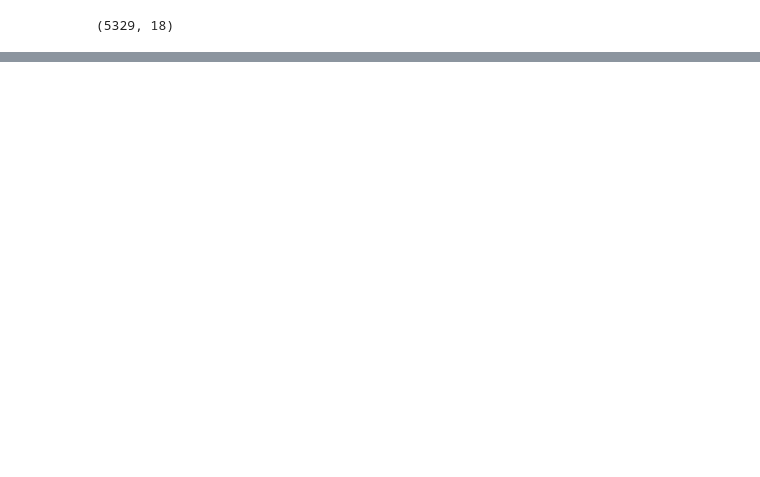
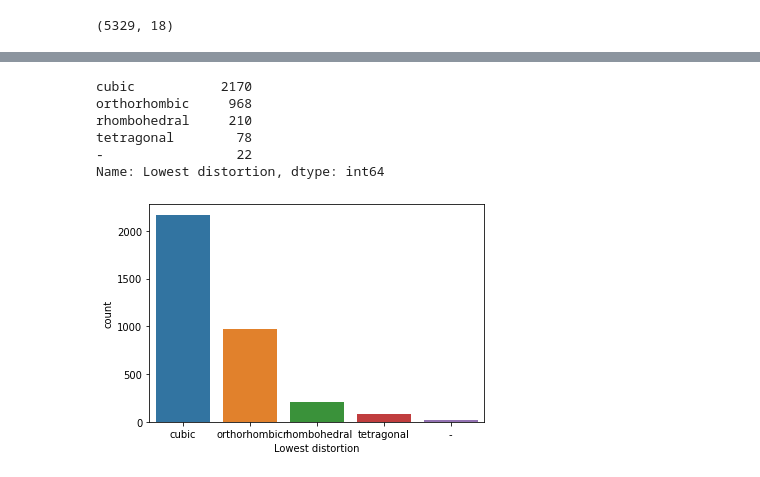
Before and after one commit to AGrantHewitt/Classification-Modeling, a Jupyter notebook: BioChemistry_Classifications.ipynb, the cells around one changed output, grey strips where cells are left out. Saved outputs shown, nothing was run; the diff lists cells and outputs as text; code cells hidden in the pictures; blank space fills up the shorter version.

Commit message:
Exploring Data

```diff
--- a/BioChemistry_Classifications.ipynb
+++ b/BioChemistry_Classifications.ipynb
@@ -88,0 +48,9 @@ d_f.shape #65188
+# %%
+df_0 = df.copy() #original uncleaned dataset
+#delete unnecessary columns
+#I feel that "Compound" should be dropped. The A and B column state the two different elements and oxygen is in all the compounds so that becomes redundant.
+#It is easier to determine the compund given the two elements and the structure.
+#I also feel that "In Literature" is an unnessecary column. How will knowing if this compound is in literature help predict the structure?
+#It most likely won't.
+#All other columns are measurements within the compound that aid in determining the structure shape
+df.drop(columns=["Compound","In literature"], inplace = True)
@@ -88,0 +82,37 @@ d_f.shape #65188
+# %%
+#identify and addressed missing values
+df.isna().sum()
+#technically there are no missing values (NaN) but there are cells with a place holder (-)
+#I am unsure if the dash will mess up the model.
+
+(df == "-").sum()
+
+#I am assuming that the valencies of a & b are missing for the same compund.
+# inputting each valency will take a long time and imputing causes errors in the data.
+# dropping the row will remove a lot of info from the data but 3000 rows is still good.
+# I will first try dropping the rows, then the columns, then encoding to find the best result
+df = df[df['v(A)'] != '-']
+df = df[df['v(B)'] != '-']
+
+# I am also going to drop the tau colomn because more than half of the data is missing.
+df.drop(columns="τ", inplace = True)
+
+#I will leave the missing data as a new class in lower distortion.
+#with further investigation, maybe the model can determine what the structure is.
+# %%
+#identified and corrected inconsistencies in data for categorical values (i.e. Cat, cat, cats)
+#the only categorical column in the target column "lowest distortion"
+df["Lowest distortion"].value_counts()
+# %% [output]
+cubic           2170
+orthorhombic     968
+rhombohedral     210
+tetragonal        78
+-                 22
+Name: Lowest distortion, dtype: int64
+# %%
+#produced univariate visuals for the target and all features
+sns.countplot(data = df, x = df["Lowest distortion"]);
+#the most common class is cubic. However this does not automatically mean it is the ideal structure.
+# %% [output]
+[figure, added]
```
Also changed, not shown: parts of 16 cells of this notebook.
